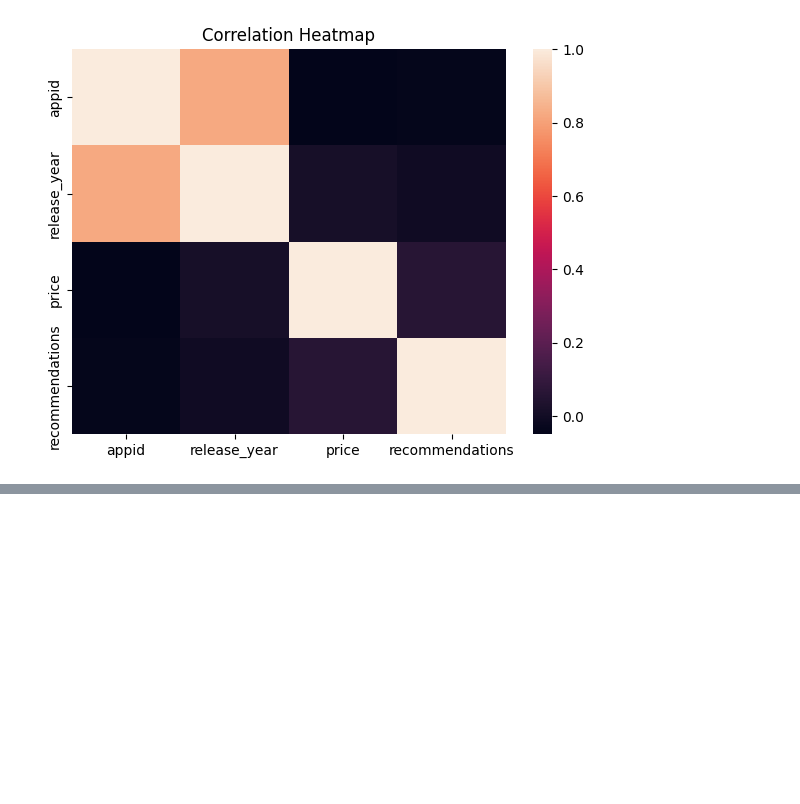
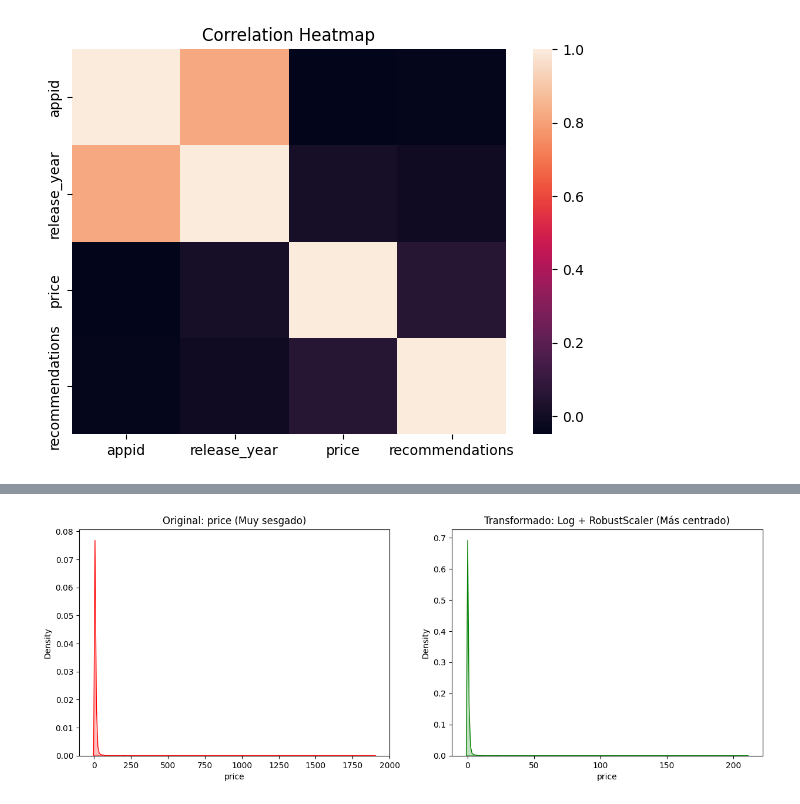
Before and after one commit to MCAlberto55/steam-games-analysis, a Jupyter notebook: notebooks/eda_analysis.ipynb, the cells around one changed output, grey strips where cells are left out. Cells and saved outputs as stored; diff of their text form; code cells hidden in the pictures; blank space fills up the shorter version.

```diff
--- a/notebooks/eda_analysis.ipynb
+++ b/notebooks/eda_analysis.ipynb
@@ -190,0 +226,14 @@ data.corr(numeric_only=True)
+# %%
+fig, axes = plt.subplots(1, 2, figsize=(15, 5))
+
+# Antes (Datos originales)
+sns.kdeplot(data['price'], ax=axes[0], fill=True, color="red")
+axes[0].set_title("Original: price (Muy sesgado)")
+
+# Después (Log + RobustScaler)
+sns.kdeplot(data_test['price'], ax=axes[1], fill=True, color="green")
+axes[1].set_title("Transformado: Log + RobustScaler (Más centrado)")
+
+plt.show()
+# %% [output]
+[figure, added]
```
Also changed, not shown: parts of 4 cells of this notebook.
